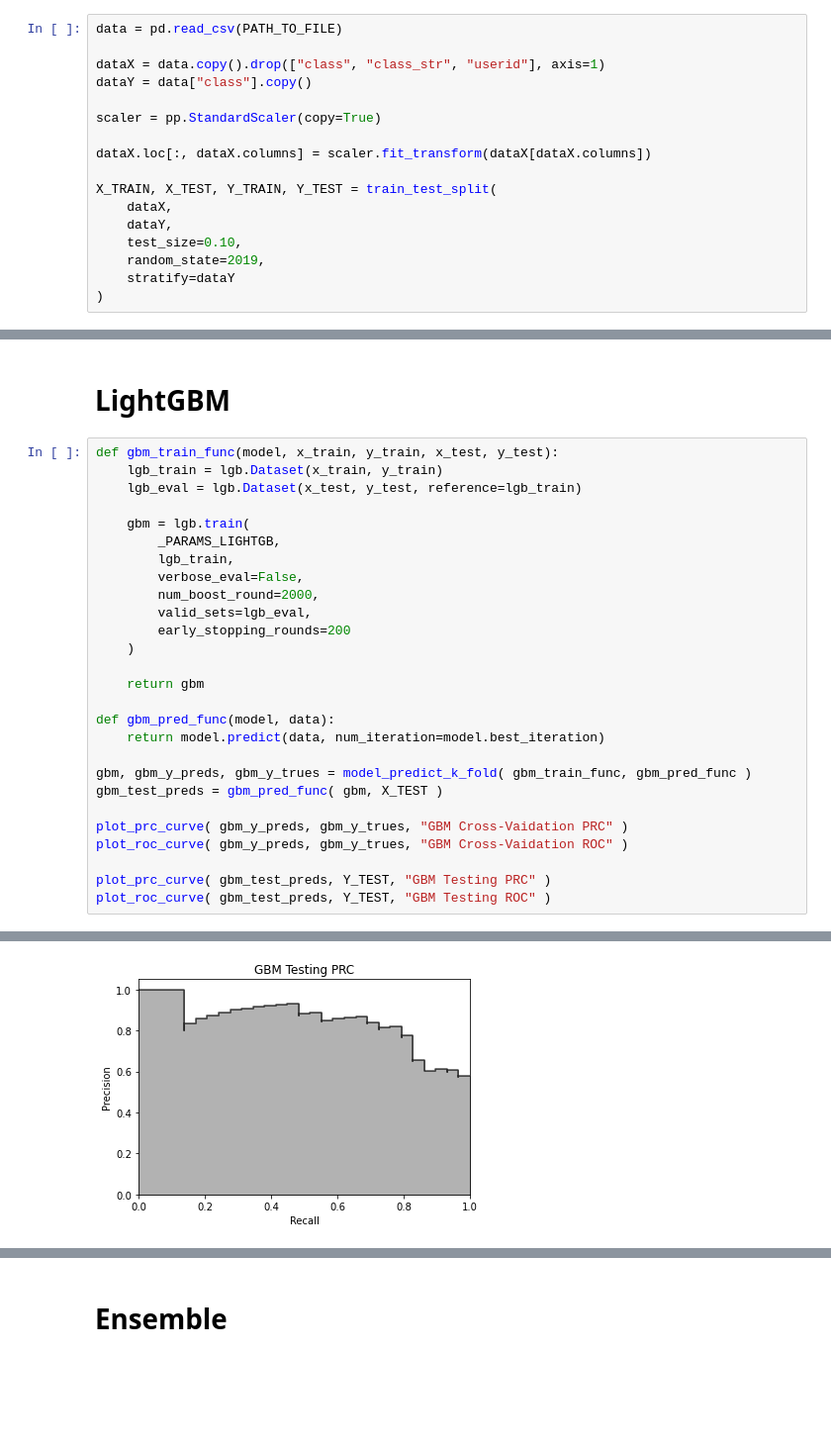
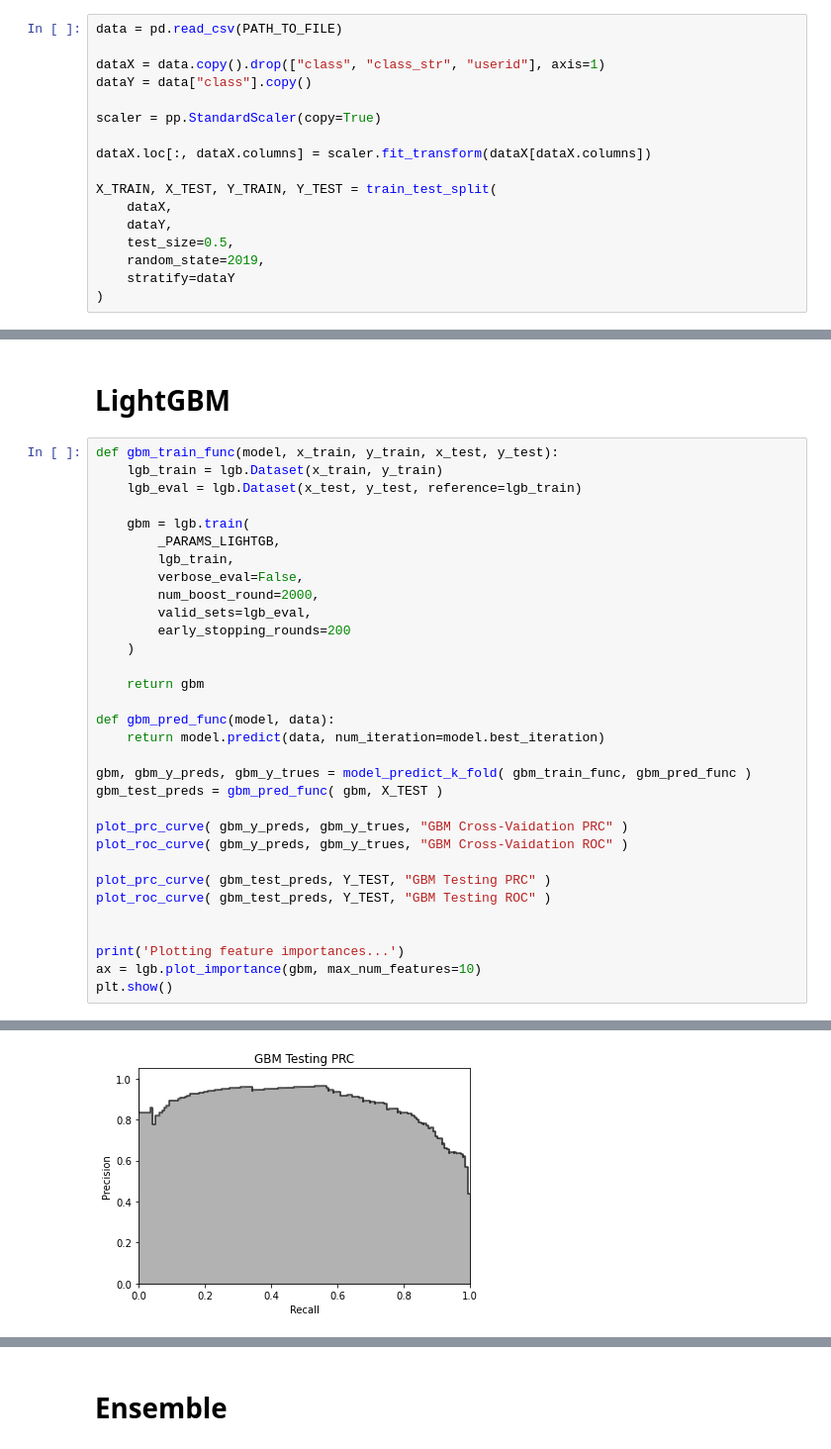
Before and after one commit to fellipepf/final-project-datascience-mtu, a Jupyter notebook: code/paper_baseline_experiment/baseline-experiments.ipynb, the cells around one changed output, grey strips where cells are left out. Shown at 99% size. Drawn from its saved outputs; the diff is of its cells as text; blank space fills up the shorter version.

```diff
--- a/code/paper_baseline_experiment/baseline-experiments.ipynb
+++ b/code/paper_baseline_experiment/baseline-experiments.ipynb
@@ -65,7 +67,7 @@ dataX.loc[:, dataX.columns] = scaler.fit_transform(dataX[dataX.columns])
 X_TRAIN, X_TEST, Y_TRAIN, Y_TEST = train_test_split(
     dataX,
     dataY,
-    test_size=0.10,
+    test_size=0.5,
     random_state=2019,
     stratify=dataY
 )
@@ -289,4 +341,9 @@ plot_roc_curve( gbm_y_preds, gbm_y_trues, "GBM Cross-Vaidation ROC" )
 
 plot_prc_curve( gbm_test_preds, Y_TEST, "GBM Testing PRC" )
 plot_roc_curve( gbm_test_preds, Y_TEST, "GBM Testing ROC" )
+
+
+print('Plotting feature importances...')
+ax = lgb.plot_importance(gbm, max_num_features=10)
+plt.show()
 # %% [output]
@@ -298 +355 @@ Average Precision = 0.84
-[figure, old version]
+[figure, new version]
```
Also changed, not shown: parts of 9 cells of this notebook.
